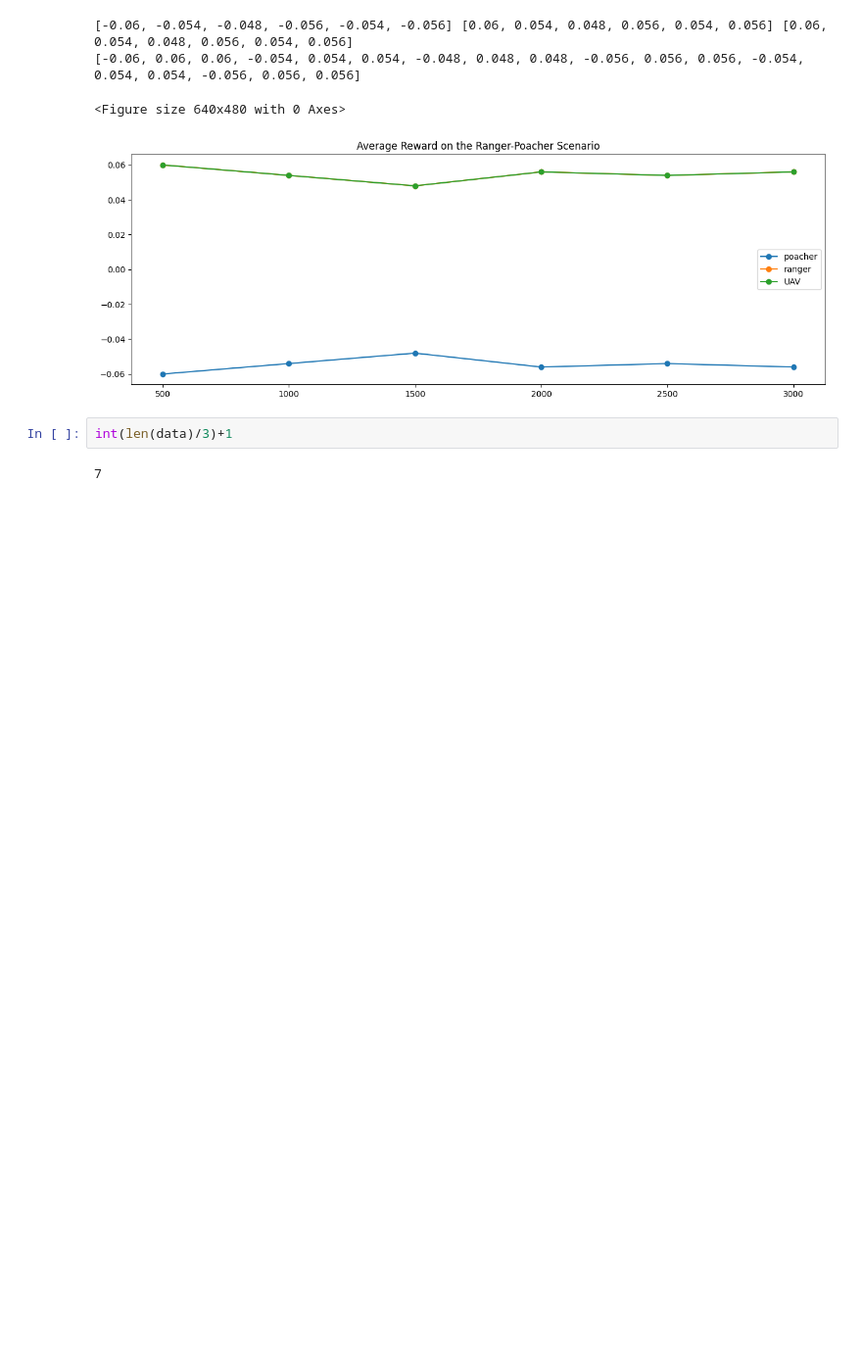
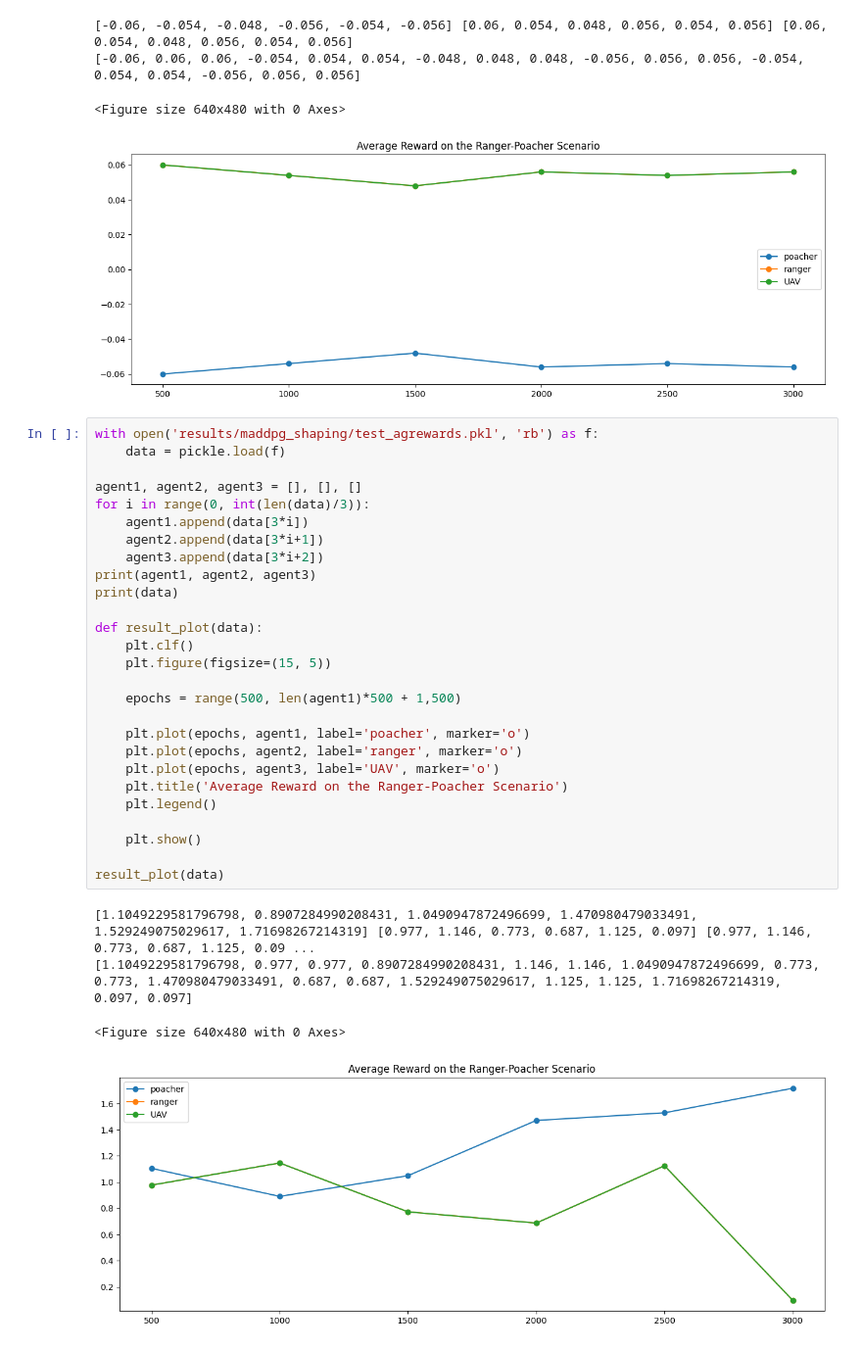
Before and after one commit to JwaYounkyung/CMU_GT, a Jupyter notebook: PA2/plot.ipynb, the cells around one changed output. Shown at 98% size. Cells and saved outputs as stored; diff of their text form; blank space fills up the shorter version.

Commit message:
PA2_v2.0 Reward Shaping

```diff
--- a/PA2/plot.ipynb
+++ b/PA2/plot.ipynb
@@ -56,7 +56,35 @@ result_plot(data)
 [-0.06, 0.06, 0.06, -0.054, 0.054, 0.054, -0.048, 0.048, 0.048, -0.056, 0.056, 0.056, -0.054, 0.054, 0.054, -0.056, 0.056, 0.056]
 <Figure size 640x480 with 0 Axes>
 [figure]
-# %%
-int(len(data)/3)+1
-# %% [output]
-7
+# %%
+with open('results/maddpg_shaping/test_agrewards.pkl', 'rb') as f:
+    data = pickle.load(f)
+
+agent1, agent2, agent3 = [], [], []
+for i in range(0, int(len(data)/3)):
+    agent1.append(data[3*i])
+    agent2.append(data[3*i+1])
+    agent3.append(data[3*i+2])
+print(agent1, agent2, agent3)
+print(data)
+
+def result_plot(data):
+    plt.clf()
+    plt.figure(figsize=(15, 5))
+
+    epochs = range(500, len(agent1)*500 + 1,500)
+
+    plt.plot(epochs, agent1, label='poacher', marker='o')
+    plt.plot(epochs, agent2, label='ranger', marker='o')
+    plt.plot(epochs, agent3, label='UAV', marker='o')
+    plt.title('Average Reward on the Ranger-Poacher Scenario')
+    plt.legend()
+
+    plt.show()
+
+result_plot(data)
+# %% [output]
+[1.1049229581796798, 0.8907284990208431, 1.0490947872496699, 1.470980479033491, 1.529249075029617, 1.71698267214319] [0.977, 1.146, 0.773, 0.687, 1.125, 0.097] [0.977, 1.146, 0.773, 0.687, 1.125, 0.09 ...
+[1.1049229581796798, 0.977, 0.977, 0.8907284990208431, 1.146, 1.146, 1.0490947872496699, 0.773, 0.773, 1.470980479033491, 0.687, 0.687, 1.529249075029617, 1.125, 1.125, 1.71698267214319, 0.097, 0.097]
+<Figure size 640x480 with 0 Axes>
+[figure, added]
```
Also changed, not shown: parts of 1 cell of this notebook, 26 other files.
